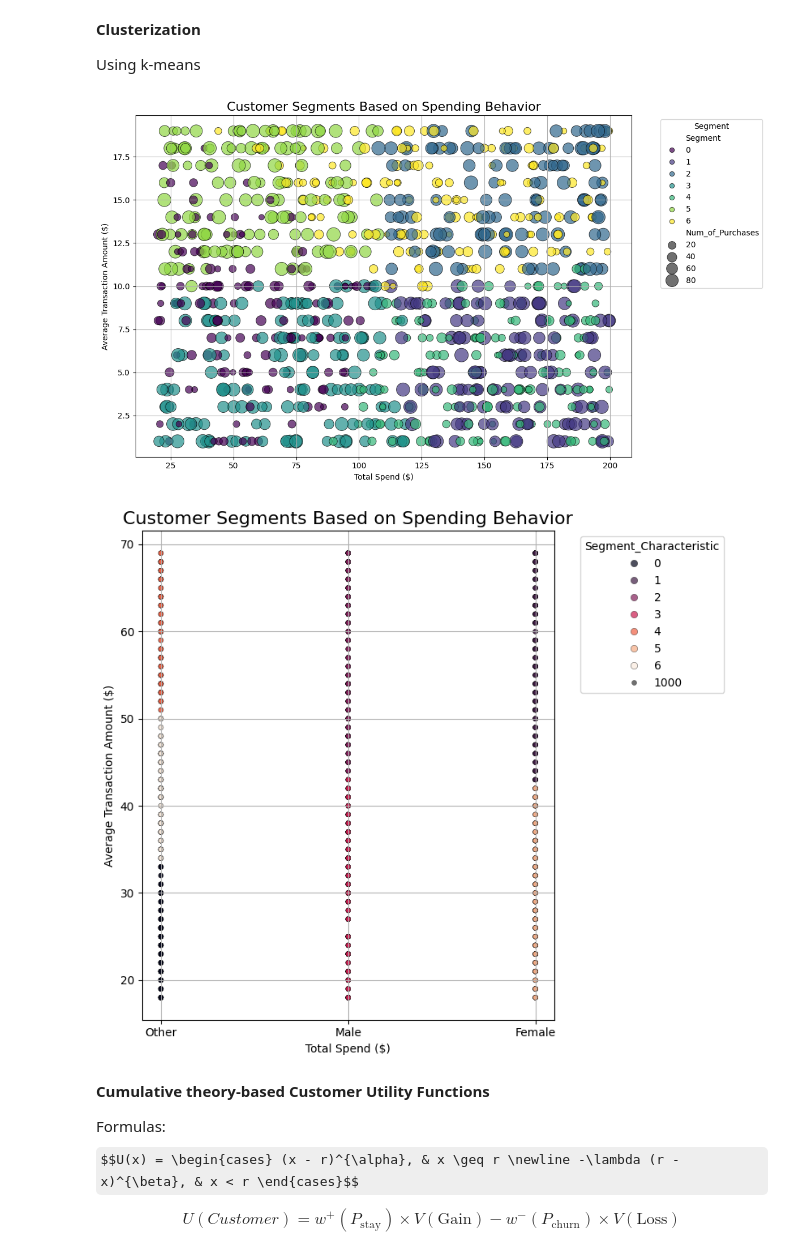
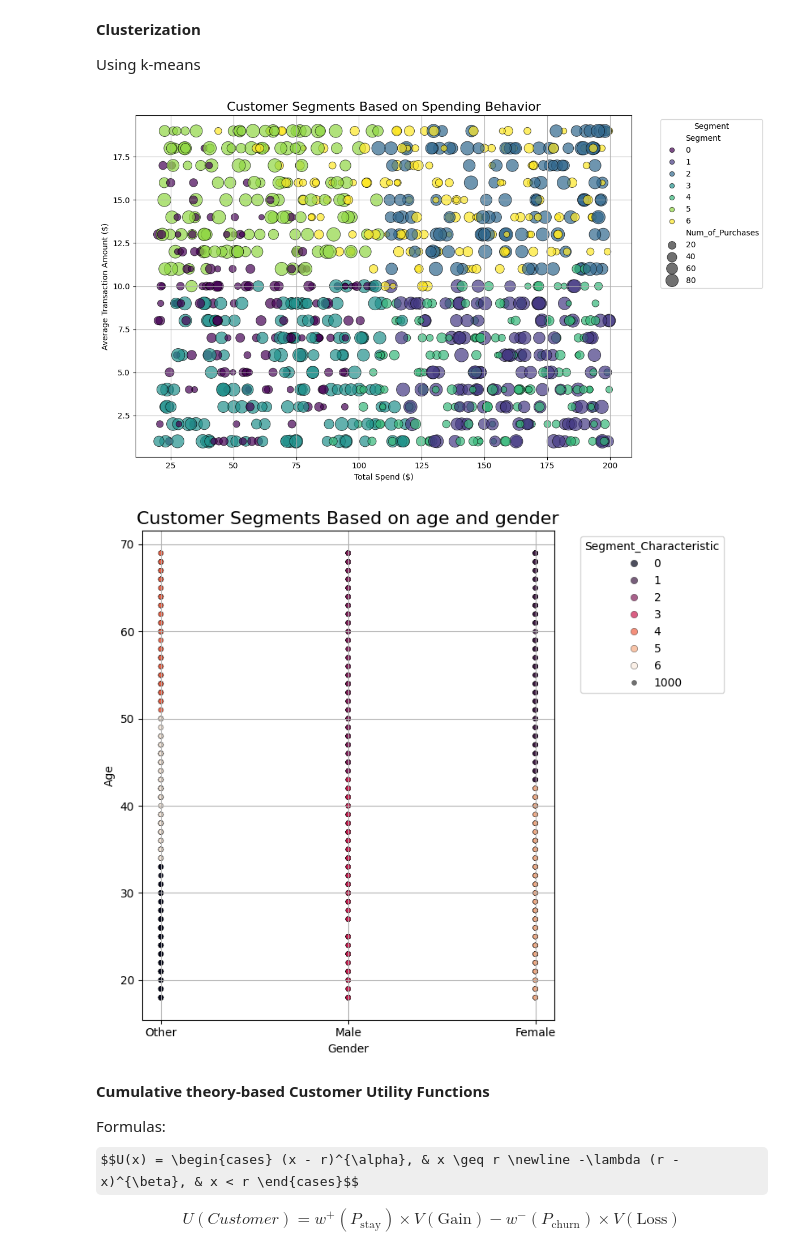
Before and after one commit to mehalyna/nlp-fuzzy, a Jupyter notebook: src/churn-retail.ipynb, the cells around one changed output. Cells and saved outputs as stored; diff of their text form; code cells hidden in the pictures; some formulas as TeX source.

```diff
--- a/src/churn-retail.ipynb
+++ b/src/churn-retail.ipynb
@@ -265,37 +265,37 @@ plt.show()
 
 # Cluster Age + Gender
 scaler = StandardScaler()
 scaled_features = scaler.fit_transform(df[characteristic_features])
 
 kmeans = KMeans(n_clusters=7, random_state=42)
 df['Segment_Characteristic'] = kmeans.fit_predict(scaled_features)
 
 import matplotlib.pyplot as plt
 import seaborn as sns
 
 plt.figure(figsize=(8, 7))
 sns.scatterplot(
     data=df,
     x='Gender',
     y='Age',
     size=1000,
     hue='Segment_Characteristic',
     palette='rocket',
     alpha=0.7,
     edgecolor='black'
 )
 
 # Enhancing the plot aesthetics
-plt.title('Customer Segments Based on Spending Behavior', fontsize=16)
-plt.xlabel('Total Spend ($)')
-plt.ylabel('Average Transaction Amount ($)')
+plt.title('Customer Segments Based on age and gender', fontsize=16)
+plt.xlabel('Gender')
+plt.ylabel('Age')
 plt.legend(title='Segment_Characteristic', bbox_to_anchor=(1.05, 1), loc='upper left')
 plt.grid(True)
 plt.tight_layout()
 plt.show()
 # %% [output]
 [figure]
-[figure, old version]
+[figure, new version]
 # %% [markdown]
 **Cumulative theory-based Customer Utility Functions**
 
```
Also changed, not shown: parts of 3 cells of this notebook, 1 other file.
